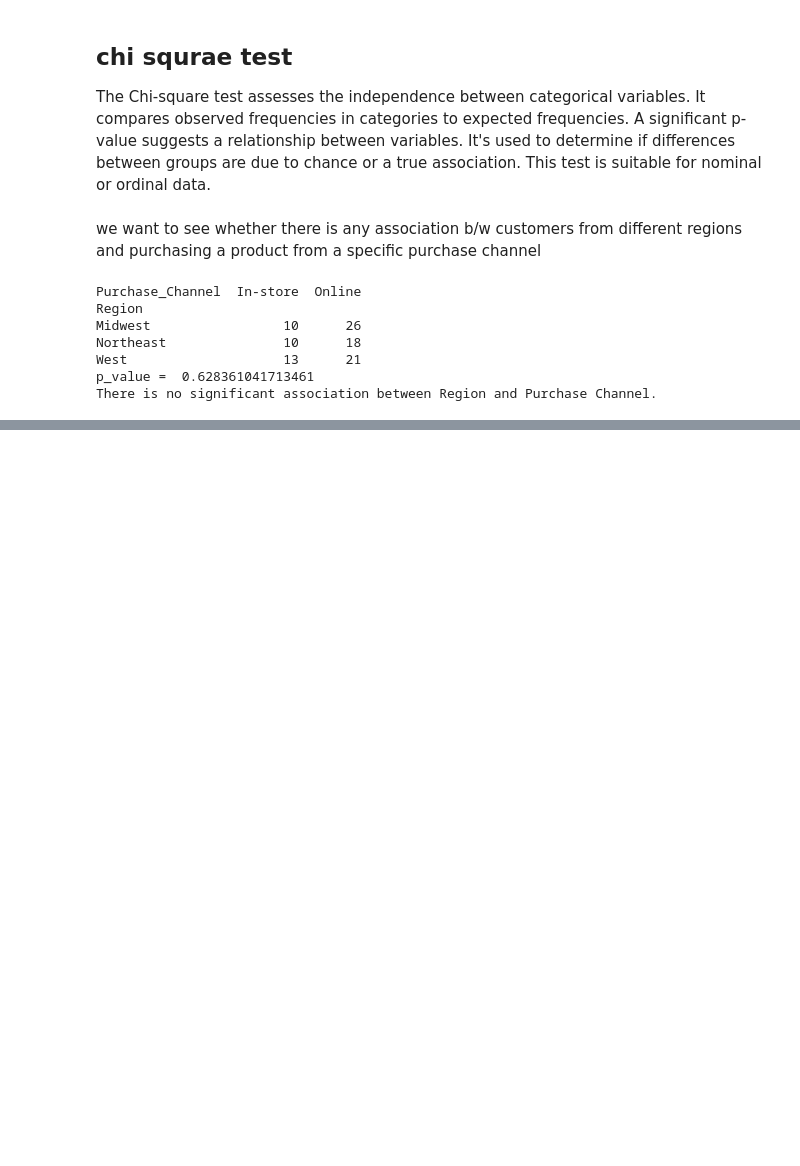
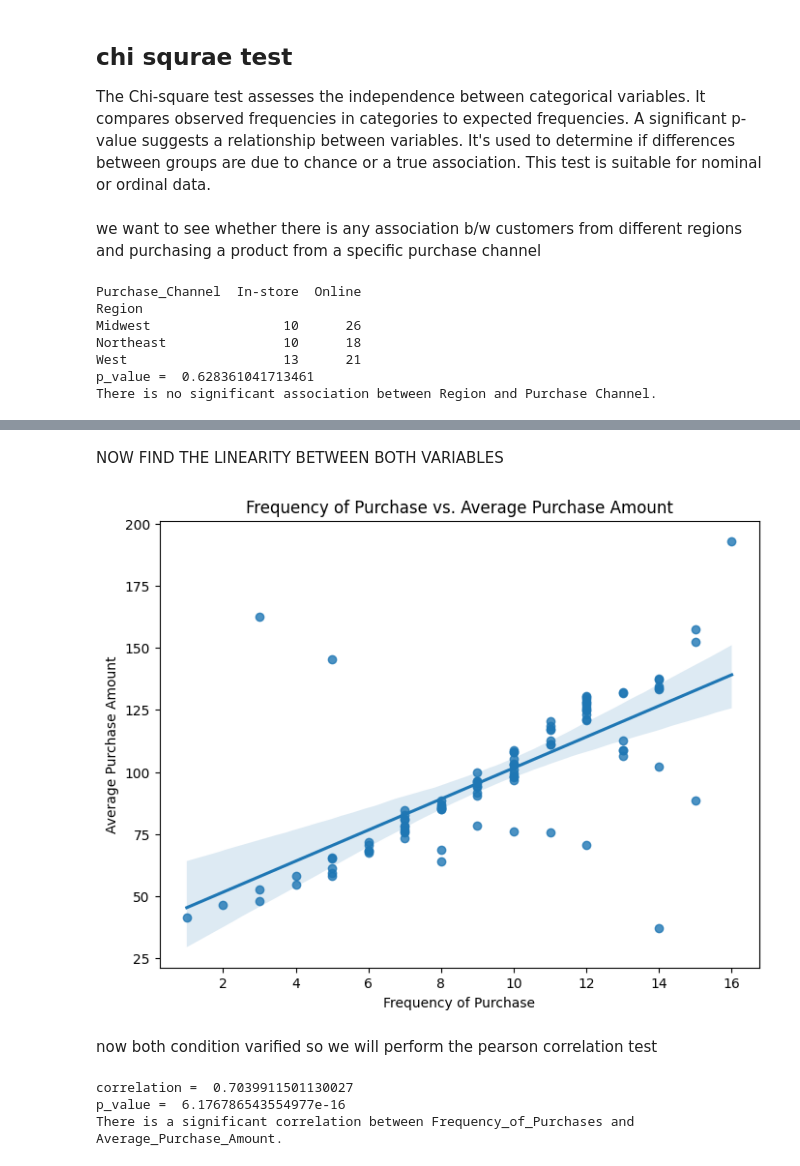
Before and after one commit to ABBAS-37405/PYTHON-AND-DATA-SCIENCE, a Jupyter notebook: dataclean.ipynb, the cells around one changed output, grey strips where cells are left out. Drawn from its saved outputs; the diff is of its cells as text; code cells hidden in the pictures; blank space fills up the shorter version.

```diff
--- a/dataclean.ipynb
+++ b/dataclean.ipynb
@@ -902,0 +935,29 @@ There is no significant association between Region and Purchase Channel.
+# %% [markdown]
+NOW FIND THE LINEARITY BETWEEN BOTH VARIABLES
+# %%
+plt.figure(figsize=(8,6))
+sns.regplot(x='Frequency_of_Purchases', y='Average_Purchase_Amount', data=preprocessed_data)
+plt.xlabel('Frequency of Purchase')
+plt.ylabel('Average Purchase Amount')
+plt.title('Frequency of Purchase vs. Average Purchase Amount')
+plt.show()
+# %% [output]
+[figure, added]
+# %% [markdown]
+now both condition varified so we will perform the pearson correlation test
+# %%
+from scipy.stats import pearsonr
+purchase_freq=preprocessed_data['Frequency_of_Purchases']
+purchase_amount=preprocessed_data['Average_Purchase_Amount']
+correlation,p_value=pearsonr(purchase_freq,purchase_amount)
+print('correlation = ',correlation)
+print('p_value = ',p_value)
+if p_value < 0.05:
+    print("There is a significant correlation between Frequency_of_Purchases and Average_Purchase_Amount.")
+else:
+    print("There is no significant correlation between Frequency_of_Purchases and Average_Purchase_Amount.")
+#
+# %% [output]
+correlation =  0.7039911501130027
+p_value =  6.176786543554977e-16
+There is a significant correlation between Frequency_of_Purchases and Average_Purchase_Amount.
```
Also changed, not shown: parts of 4 cells of this notebook.
